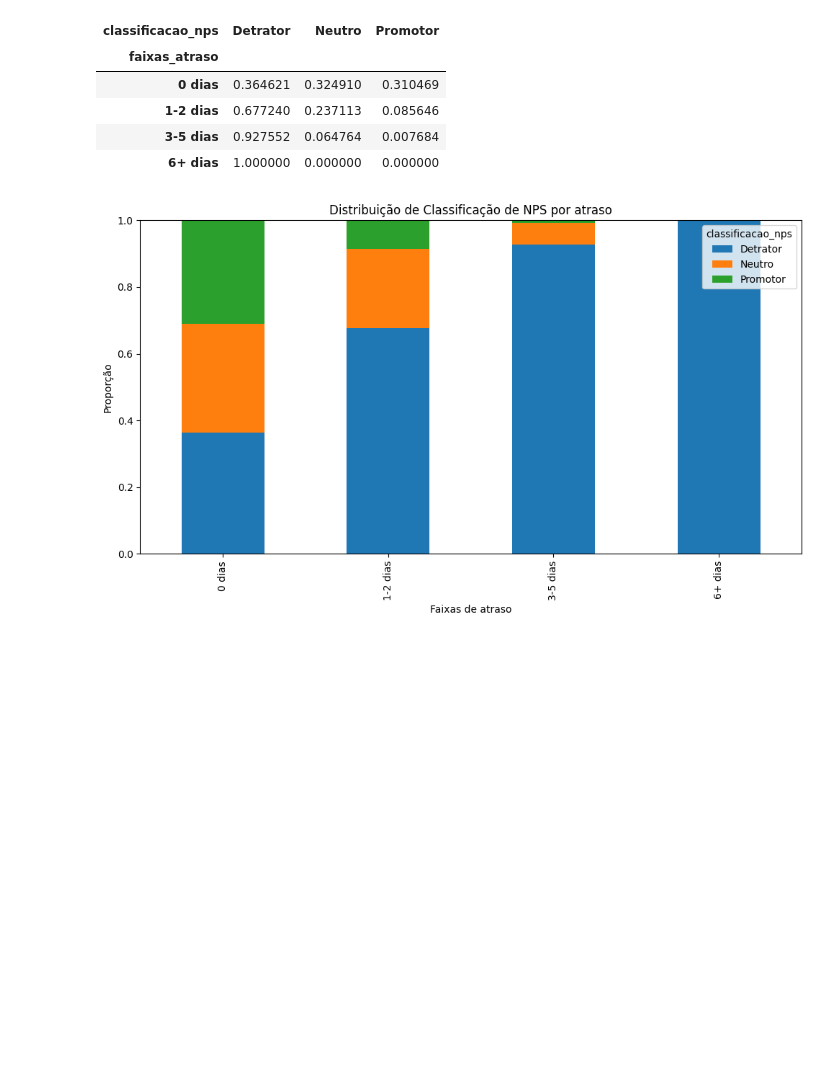
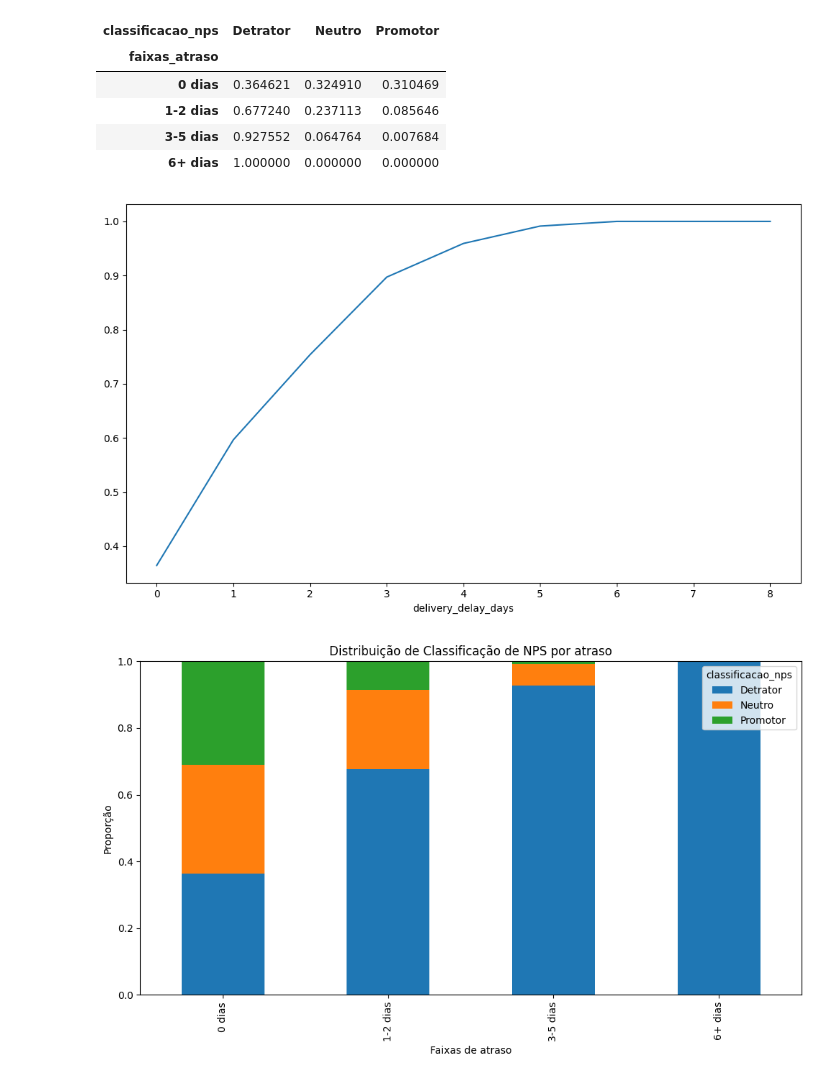
Before and after one commit to Tech-Challenge-AI-Scientist/Tech_Challenge_Fase_1, a Jupyter notebook: EDA/tech_challenge_eda.ipynb, the cells around one changed output. Saved outputs shown, nothing was run; the diff lists cells and outputs as text; code cells hidden in the pictures; blank space fills up the shorter version.

```diff
--- a/EDA/tech_challenge_eda.ipynb
+++ b/EDA/tech_challenge_eda.ipynb
@@ -178,6 +179,14 @@ analise_atraso
 | 1-2 dias | 0.677240 | 0.237113 | 0.085646 |
 | 3-5 dias | 0.927552 | 0.064764 | 0.007684 |
 | 6+ dias | 1.000000 | 0.000000 | 0.000000 |
+# %%
+# Verifica a curva de atrasos dos detratores
+df.groupby('delivery_delay_days')['classificacao_nps'].apply(lambda x: (x=='Detrator').mean()).plot()
+
+plt.tight_layout()
+plt.show()
+# %% [output]
+[figure, added]
 # %%
 analise_atraso.plot(kind='bar', stacked=True)
 plt.title('Distribuição de Classificação de NPS por atraso')
```
Also changed, not shown: parts of 11 cells of this notebook.
